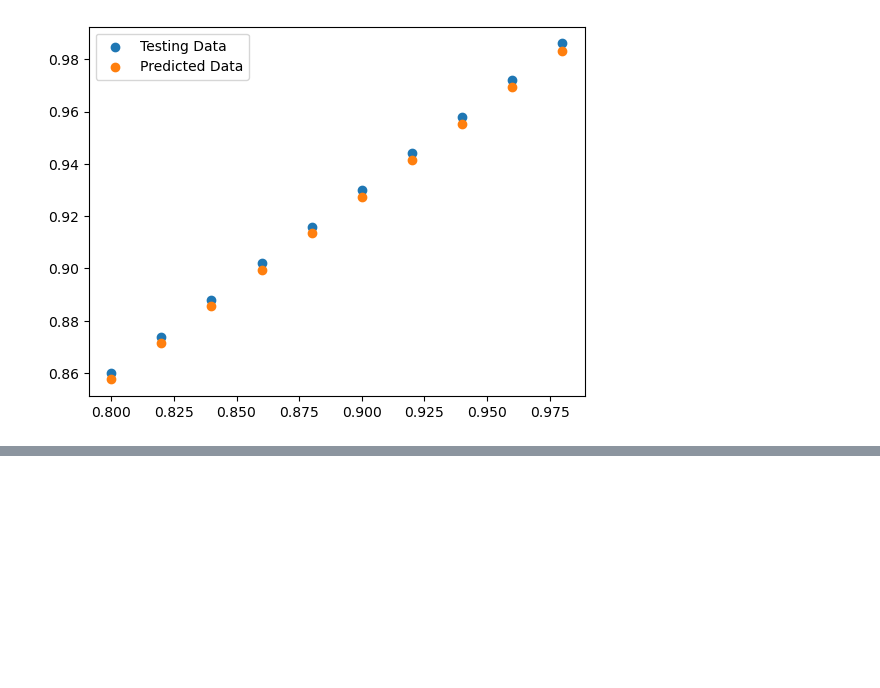
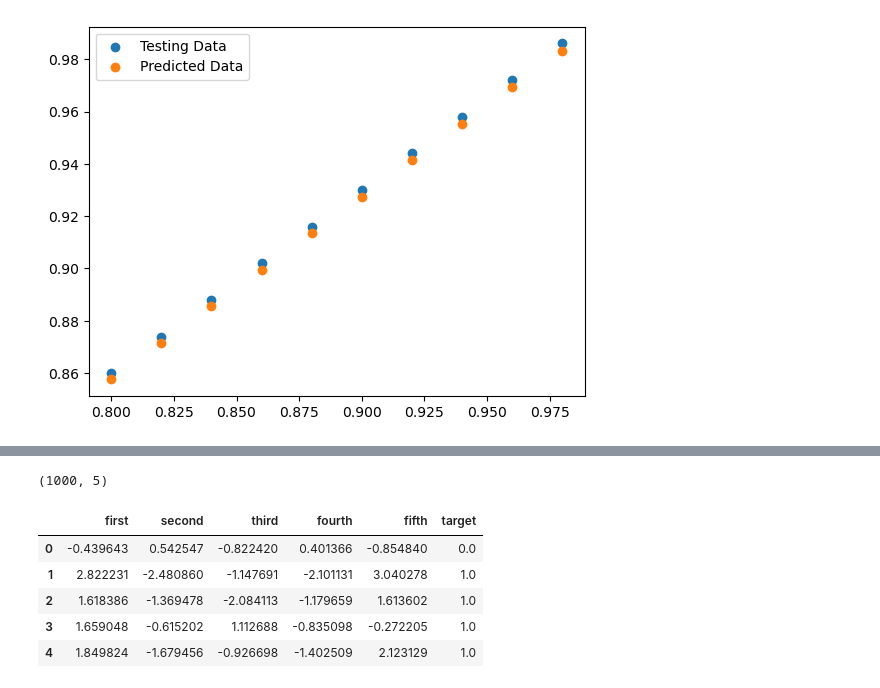
Before and after one commit to yinani24/ML-or-AI, a Jupyter notebook: trials.ipynb, the cells around one changed output, grey strips where cells are left out. Saved outputs shown, nothing was run; the diff lists cells and outputs as text; code cells hidden in the pictures; blank space fills up the shorter version.

```diff
--- a/trials.ipynb
+++ b/trials.ipynb
@@ -197,0 +202,2 @@ class Classification(nn.Module):
+# %%
+x, y = make_classification(n_samples=1000, n_classes=2, n_features=5, random_state=42)
@@ -197,0 +223,7 @@ class Classification(nn.Module):
+# %%
+x.shape
+# %% [output]
+(1000, 5)
+# %%
+new_x = torch.from_numpy(x).type(torch.float32)
+new_y = torch.from_numpy(y).type(torch.float32)
@@ -197,0 +232,11 @@ class Classification(nn.Module):
+# %%
+new_data = pd.DataFrame({'first': new_x[:,0], 'second': new_x[:,1], 'third': new_x[:,2], 'fourth': new_x[:,3], 'fifth': new_x[:,4], 'target': new_y})
+# %%
+new_data.head()
+# %% [output]
+|  | first | second | third | fourth | fifth | target |
+| 0 | -0.439643 | 0.542547 | -0.822420 | 0.401366 | -0.854840 | 0.0 |
+| 1 | 2.822231 | -2.480860 | -1.147691 | -2.101131 | 3.040278 | 1.0 |
+| 2 | 1.618386 | -1.369478 | -2.084113 | -1.179659 | 1.613602 | 1.0 |
+| 3 | 1.659048 | -0.615202 | 1.112688 | -0.835098 | -0.272205 | 1.0 |
+| 4 | 1.849824 | -1.679456 | -0.926698 | -1.402509 | 2.123129 | 1.0 |
```
Also changed, not shown: parts of 14 cells of this notebook.
